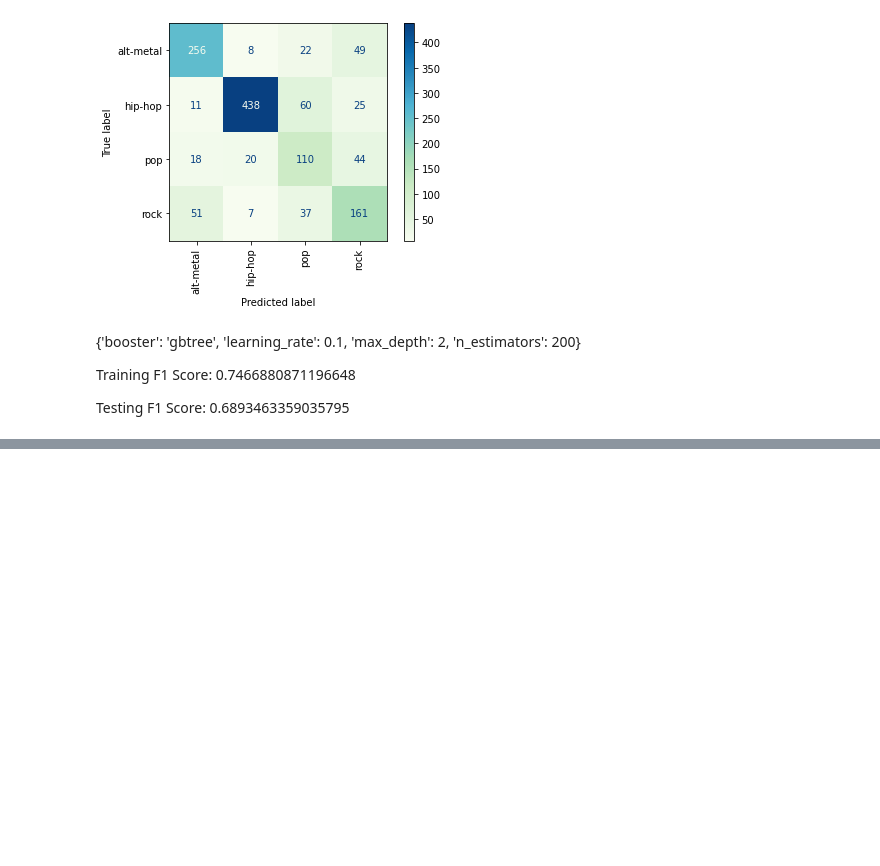
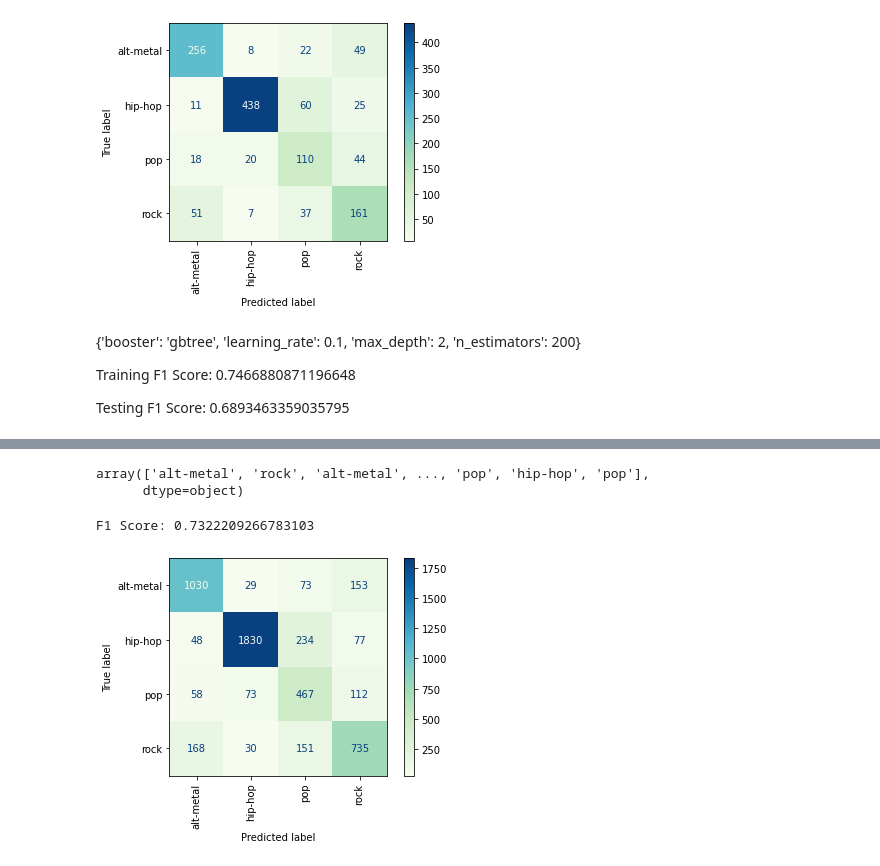
Before and after one commit to Hadryan/Music-Recommendation-System-24, a Jupyter notebook: Data-Modeling.ipynb, the cells around one changed output, grey strips where cells are left out. Saved outputs shown, nothing was run; the diff lists cells and outputs as text; code cells hidden in the pictures; blank space fills up the shorter version.

Commit message:
Choose best model for predicting genre

```diff
--- a/Data-Modeling.ipynb
+++ b/Data-Modeling.ipynb
@@ -416,3 +416,11 @@ F1 Score: 0.7466880871196648
 
 Testing
 F1 Score: 0.6893463359035795
+# %%
+best_model = gs_xgbc2
+# %%
+X_final = df.drop('genre', axis = 1)
+y_final = df.genre
+# %%
+final_ohe = ohe.transform(X_final[categorical_columns])
+final_ohe = X_final[numerical_columns].reset_index().join(pd.DataFrame(final_ohe)).set_index('id')
@@ -418,0 +444,10 @@ F1 Score: 0.6893463359035795
+# %%
+best_model.predict(final_ohe)
+# %% [output]
+array(['alt-metal', 'rock', 'alt-metal', ..., 'pop', 'hip-hop', 'pop'],
+      dtype=object)
+# %%
+evaluation_report(best_model, final_ohe, y_final)
+# %% [output]
+F1 Score: 0.7322209266783103
+[figure, added]
```
Also changed, not shown: parts of 4 cells of this notebook, 1 other file.
